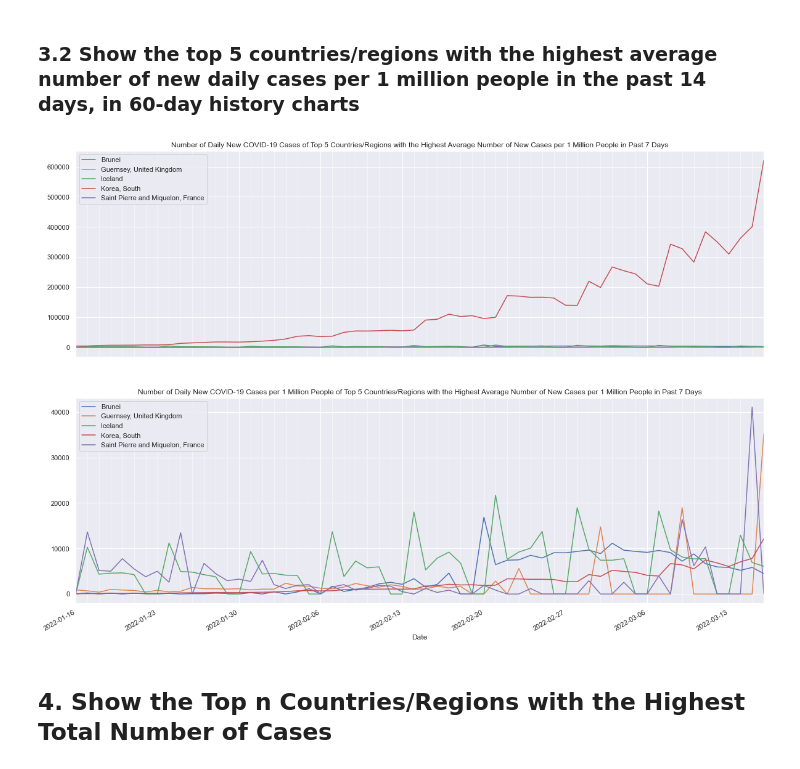
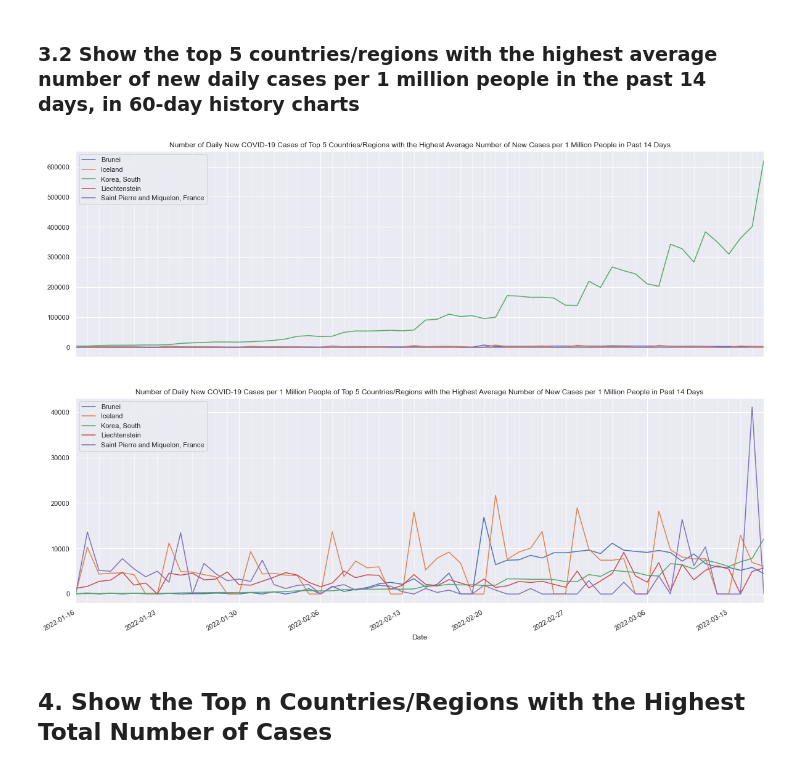
Before and after one commit to horacehoyin/COVID-19-Visualization, a Jupyter notebook: visualization_notebook.ipynb, the cells around one changed output. Cells and saved outputs as stored; diff of their text form; code cells hidden in the pictures.

```diff
--- a/visualization_notebook.ipynb
+++ b/visualization_notebook.ipynb
@@ -49,9 +49,9 @@ vis.show_avg_highest_cases_for_days(per_1m=False, no_of_cnty=5, avgCases=14, his
 # %% [markdown]
 ### 3.2 Show the top 5 countries/regions with the highest average number of new daily cases per 1 million people in the past 14 days, in 60-day history charts
 # %%
-vis.show_avg_highest_cases_for_days(per_1m=True, no_of_cnty=5, avgCases=7, history=60)
+vis.show_avg_highest_cases_for_days(per_1m=True, no_of_cnty=5, avg_cases=14, history=60)
 # %% [output]
-[figure, old version]
+[figure, new version]
 # %% [markdown]
 ## 4. Show the Top n Countries/Regions with the Highest Total Number of Cases
 # %% [markdown]
```
Also changed, not shown: parts of 3 cells of this notebook, 1 other file.
